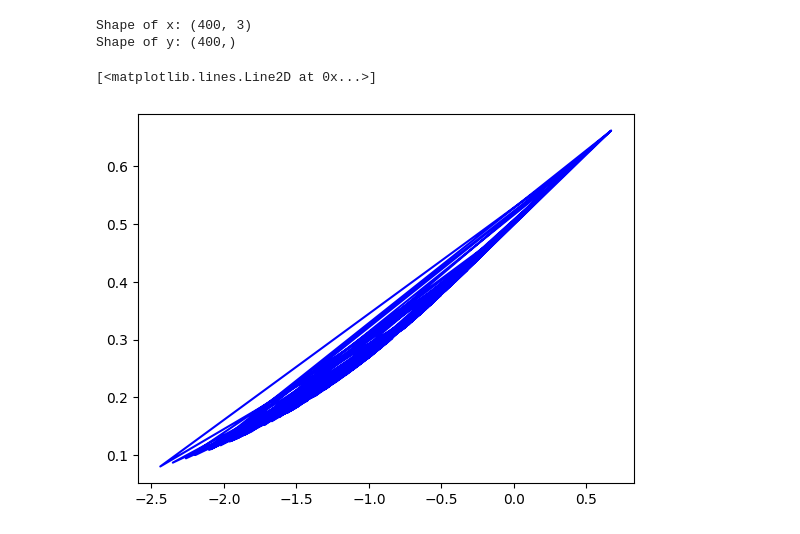
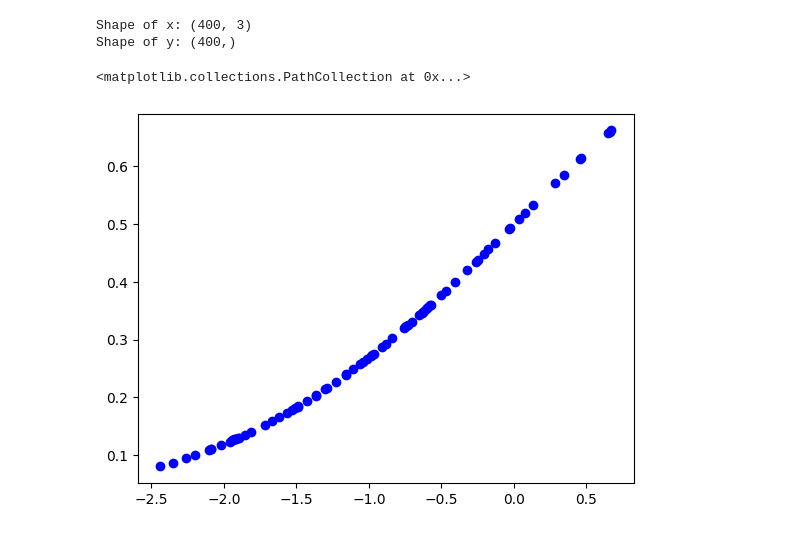
Before and after one commit to Finova-MIT/intro-to-ml-Nekhilesh-Agarwal, a Jupyter notebook: intermediate_1.ipynb, the cells around one changed output. Cells and saved outputs as stored; diff of their text form; code cells hidden in the pictures.

```diff
--- a/intermediate_1.ipynb
+++ b/intermediate_1.ipynb
@@ -88,7 +88,7 @@ print("Shape of y:", np.shape(y))
 Shape of x: (400, 3)
 Shape of y: (400,)
 # %%
-plt.plot(y_linear, y_final, color='blue', label="Sigmoid Output")
+plt.scatter(y_linear, y_final, color='blue', label="Sigmoid Output")
 # %% [output]
-[<matplotlib.lines.Line2D at 0x...>]
+<matplotlib.collections.PathCollection at 0x...>
-[figure, old version]
+[figure, new version]
```
Also changed, not shown: parts of 1 cell of this notebook.
